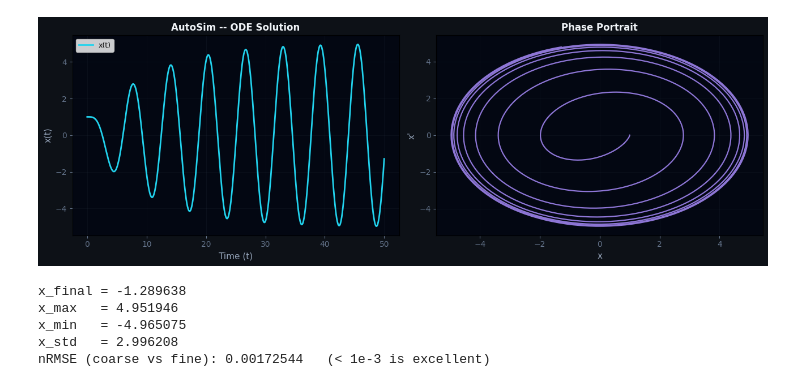
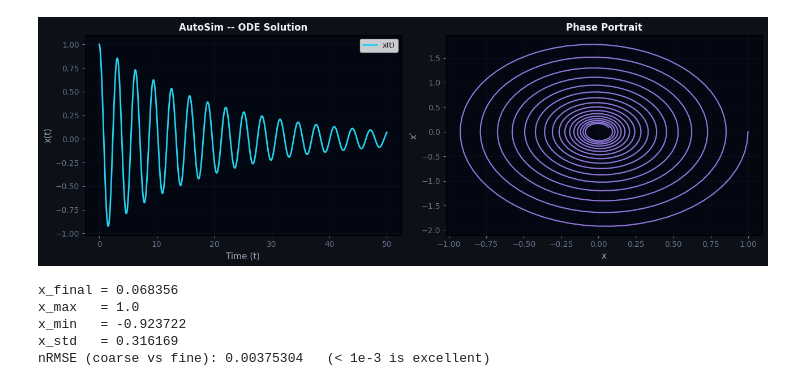
Before and after one commit to devamsolanki009/Autosim-2, a Jupyter notebook: ts.ipynb, the cells around one changed output. Cells and saved outputs as stored; diff of their text form; code cells hidden in the pictures.

```diff
--- a/ts.ipynb
+++ b/ts.ipynb
@@ -5,10 +5,9 @@
 # =========================================================
 
 # STEP 1 -- Problem Statement
-# Solve the linear 2-order ODE:  x'' + 0.2*x' + x = cos(t)
+# Solve the linear 2-order ODE:  x'' + 0.1*x' + 4*x = 0
 # Initial conditions: x(0) = 1.0,  x'(0) = 0.0
 # Time domain: t in [0.0, 50.0]
-# Forcing function (RHS): cos(t)
 
 import numpy as np
 from scipy.integrate import solve_ivp
@@ -32,14 +31,14 @@ def ode_system(t, y, params=None):
     # State: y = [x, x']  =>  derivatives = [x', x'']
     #
     # CoT:
-    #   x'' = f(t) - 0.2*x' - 1.0*x - NL(x)
-    #   where f(t) = np.cos(t)
+    #   x'' = f(t) - 0.1*x' - 4.0*x - NL(x)
+    #   where f(t) = 0
     x_pos = y[0]   # x
     x_vel = y[1]   # x'
-    f_t = np.cos(t)
+    f_t = 0
     nl_term = 0.0
     pass  # no nonlinear terms
-    x_acc = f_t - 0.2 * x_vel - 1.0 * x_pos - nl_term
+    x_acc = f_t - 0.1 * x_vel - 4.0 * x_pos - nl_term
     return [x_vel, x_acc]
 
 
@@ -116,36 +115,36 @@ ax0.set_facecolor('#030712')
 ax0.tick_params(colors='#64748b')
 
 ax1 = axes[1]
 ax1.plot(y[0], y[1], color='#a78bfa', lw=1.6, alpha=0.85)
 ax1.set_xlabel('x', fontsize=11, color='#94a3b8')
 ax1.set_ylabel("x'", fontsize=11, color='#94a3b8')
 ax1.set_title('Phase Portrait', fontsize=12, fontweight='bold', color='#f1f5f9')
 ax1.grid(True, alpha=0.15, color='#334155')
 ax1.set_facecolor('#030712')
 ax1.tick_params(colors='#64748b')
 
 plt.tight_layout()
 plt.show()
 
 # Key statistics
 x = y[0]
 print('x_final =', round(float(x[-1]), 6))
 print('x_max   =', round(float(x.max()), 6))
 print('x_min   =', round(float(x.min()), 6))
 print('x_std   =', round(float(x.std()), 6))
 
 # Convergence check (optional)
 t_coarse = np.linspace(t_span[0], t_span[1], 200)
 t_fine   = np.linspace(t_span[0], t_span[1], 2000)
 _, y_coarse = solver(y0, t_span, t_coarse, params)
 _, y_fine   = solver(y0, t_span, t_fine,   params)
 x_ci = np.interp(t_fine, t_coarse, y_coarse[0])
 nrmse = (np.mean((y_fine[0] - x_ci)**2)**0.5) / (y_fine[0].max() - y_fine[0].min() + 1e-12)
 print('nRMSE (coarse vs fine):', round(float(nrmse), 8), '  (< 1e-3 is excellent)')
 # %% [output]
-[figure, old version]
+[figure, new version]
-x_final = -1.289638
-x_max   = 4.951946
-x_min   = -4.965075
-x_std   = 2.996208
-nRMSE (coarse vs fine): 0.00172544   (< 1e-3 is excellent)
+x_final = 0.068356
+x_max   = 1.0
+x_min   = -0.923722
+x_std   = 0.316169
+nRMSE (coarse vs fine): 0.00375304   (< 1e-3 is excellent)
```
Also changed, not shown: 2 other files.
